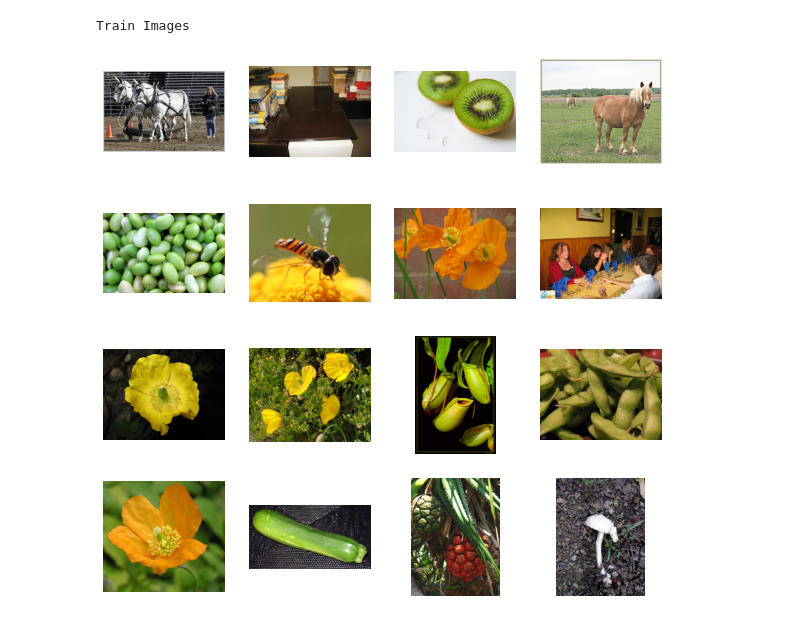
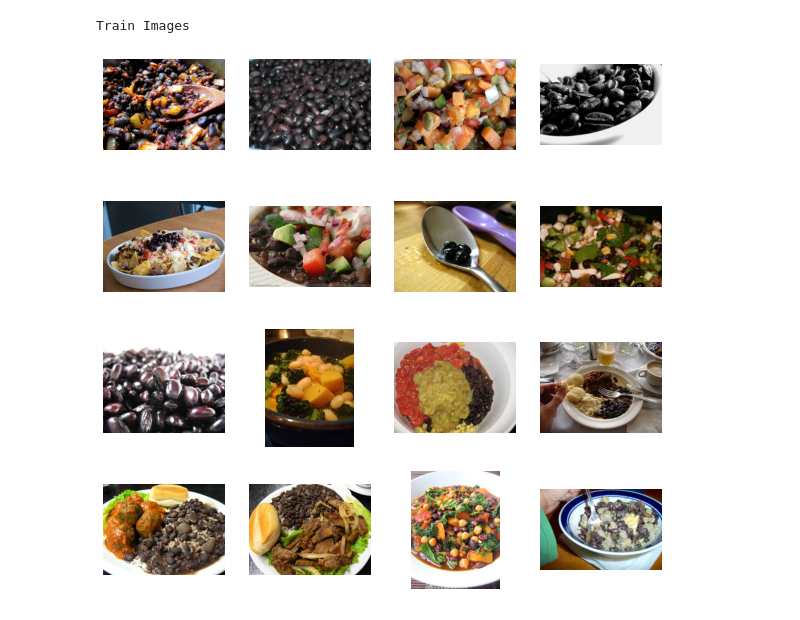
Before and after one commit to AbdulstarKousa/DeepLearners2021, a Jupyter notebook: dataloaders.ipynb, the cells around one changed output. Drawn from its saved outputs; the diff is of its cells as text; code cells hidden in the pictures.

```diff
--- a/dataloaders.ipynb
+++ b/dataloaders.ipynb
@@ -19,15 +19,15 @@ use_colab = None
 # %%
 train_path = 'images/train/'
 val_path = 'images/val/'
 
 print("Train Images")
-train_paths = glob.glob(train_path + "/*.jpg") # Grabbing all the image file names
+train_paths = glob.glob(train_path + "/**/*.jpg") # Grabbing all the image file names
 _, axes = plt.subplots(4, 4, figsize=(10, 10))
 for ax, img_path in zip(axes.flatten(), train_paths):
     ax.imshow(Image.open(img_path))
     ax.axis("off")
 # %% [output]
 Train Images
-[figure, old version]
+[figure, new version]
 # %%
 print("Validation Images")
```
Also changed, not shown: parts of 4 cells of this notebook.
